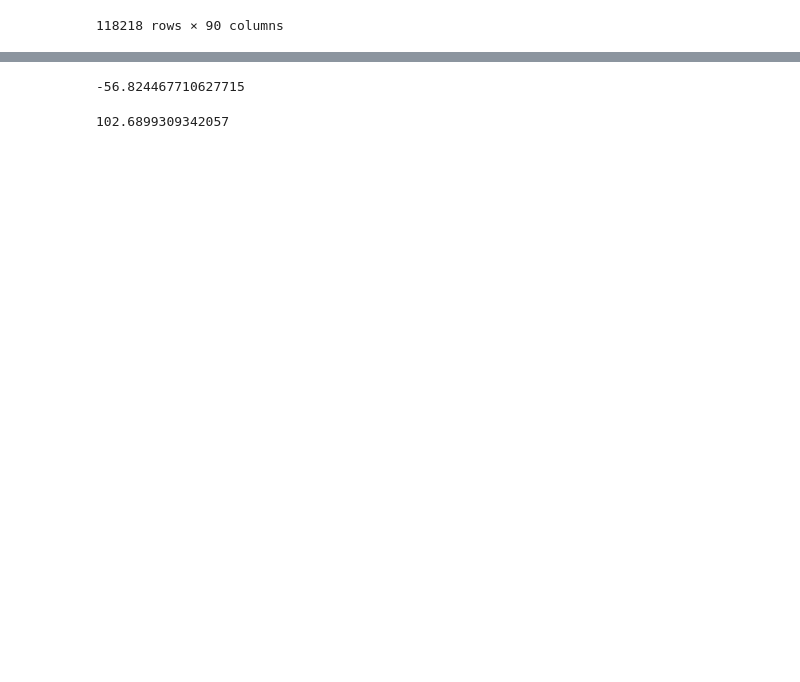
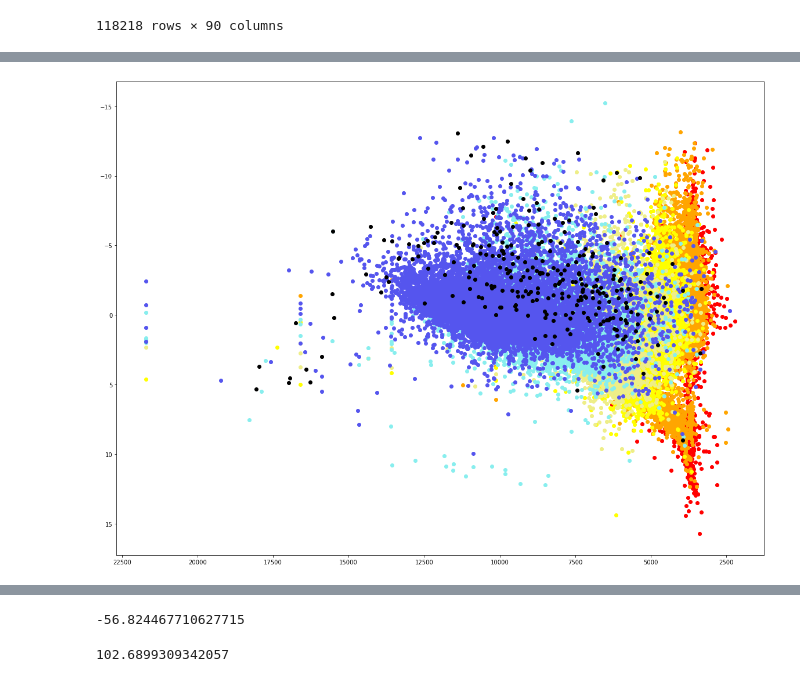
Before and after one commit to Hillcrest-R-D/AstroWorks, a Jupyter notebook: HIP_Stats.ipynb, the cells around one changed output, grey strips where cells are left out. Cells and saved outputs as stored; diff of their text form; code cells hidden in the pictures; blank space fills up the shorter version.

Commit message:
add temp calculation from BV index; added rgb calculation from temp (needs work); added visualizations

```diff
--- a/HIP_Stats.ipynb
+++ b/HIP_Stats.ipynb
@@ -56,4 +77,0 @@ Index(['_Glon', '_Glat', '_RAJ2000', '_DEJ2000', '_RAB1950', '_DEB1950',
-# %%
-data["Dist"] = abs((1/data["Plx"])*1000) #convert mas to parsecs
-data["e_Dist_pos"] = ((1/(data["Plx"]-data["e_Plx"]))*1000) - data["Dist"]
-data["e_Dist_neg"] = ((1/(data["Plx"]+data["e_Plx"]))*1000) - data["Dist"]
@@ -81,0 +78,3 @@ data[(data["Dist"]+data["e_Dist_neg"] < 50.0)][["HIP","Dist", "e_Dist_neg"]].sor
+# %%
+good_stuff = run_all_preproc(data.copy(deep=True))
+data = run_all_preproc(data,False)
@@ -81,0 +97,22 @@ data[(data["Dist"]+data["e_Dist_neg"] < 50.0)][["HIP","Dist", "e_Dist_neg"]].sor
+# %%
+
+
+data_of_spec = lambda data, type_ : data[data["SpType"].str.contains(type_)]
+scatter_spect = lambda data, type_, color : plt.scatter(data_of_spec(data,type_)["Temp"],data_of_spec(data,type_)["absmag"],color = color)
+#hertzprung russel diagram
+#TODO: add color gradient across, and maybe do some group and text tags to show the different classes (white dwarves, main sequence, etc)
+plt.figure(figsize=(20,15))
+#plt.xlim(100,max(temps)*1.05)
+scatter_spect(data, "M", "red")
+scatter_spect(data, "K", "orange")
+scatter_spect(data, "G", "yellow")
+scatter_spect(data, "F", "#EEEE88")
+scatter_spect(data, "A", "#88EEEE")
+scatter_spect(data, "B", "#5555EE")
+scatter_spect(data, "O", "black")
+
+plt.gca().invert_yaxis()
+plt.gca().invert_xaxis()
+plt.show()
+# %% [output]
+[figure, added]
```
Also changed, not shown: parts of 21 cells of this notebook.
